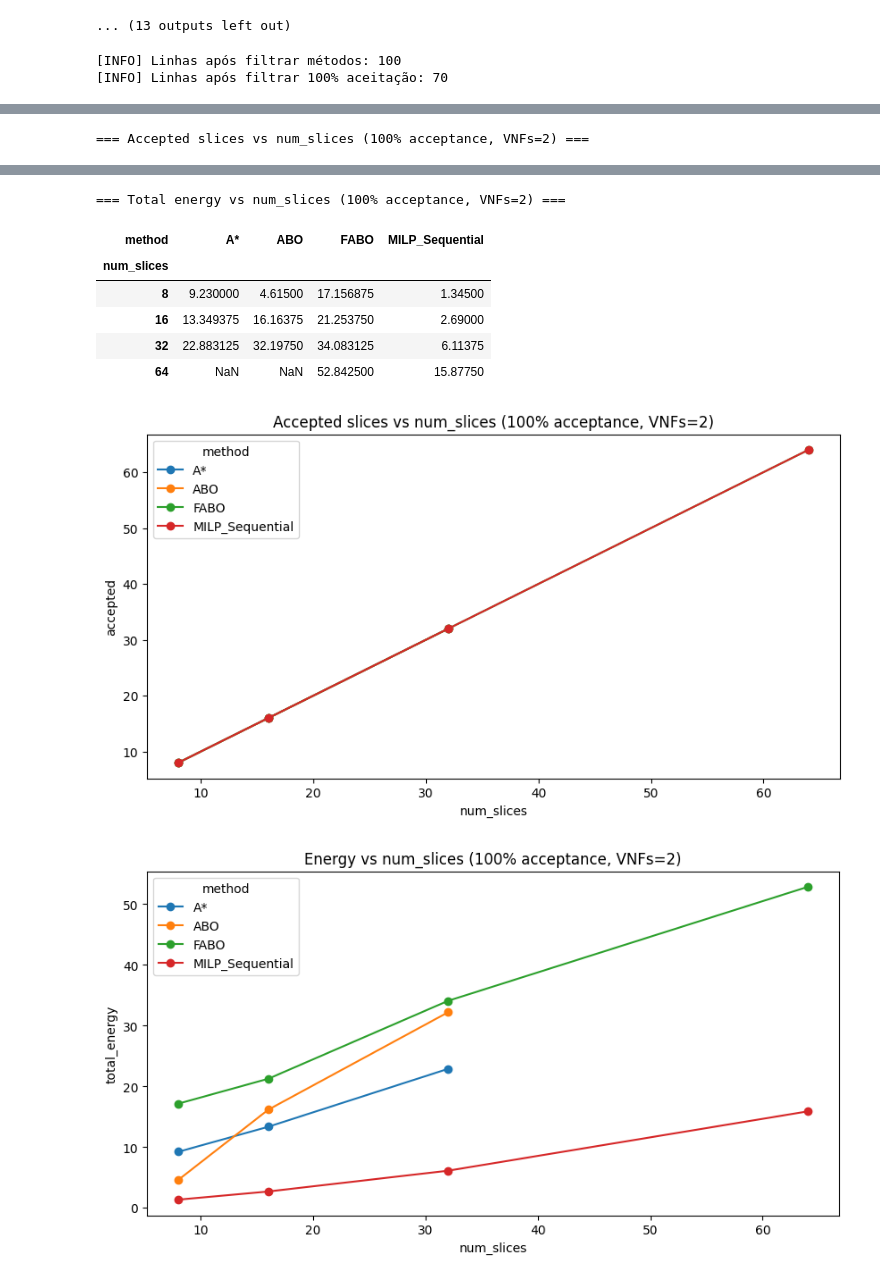
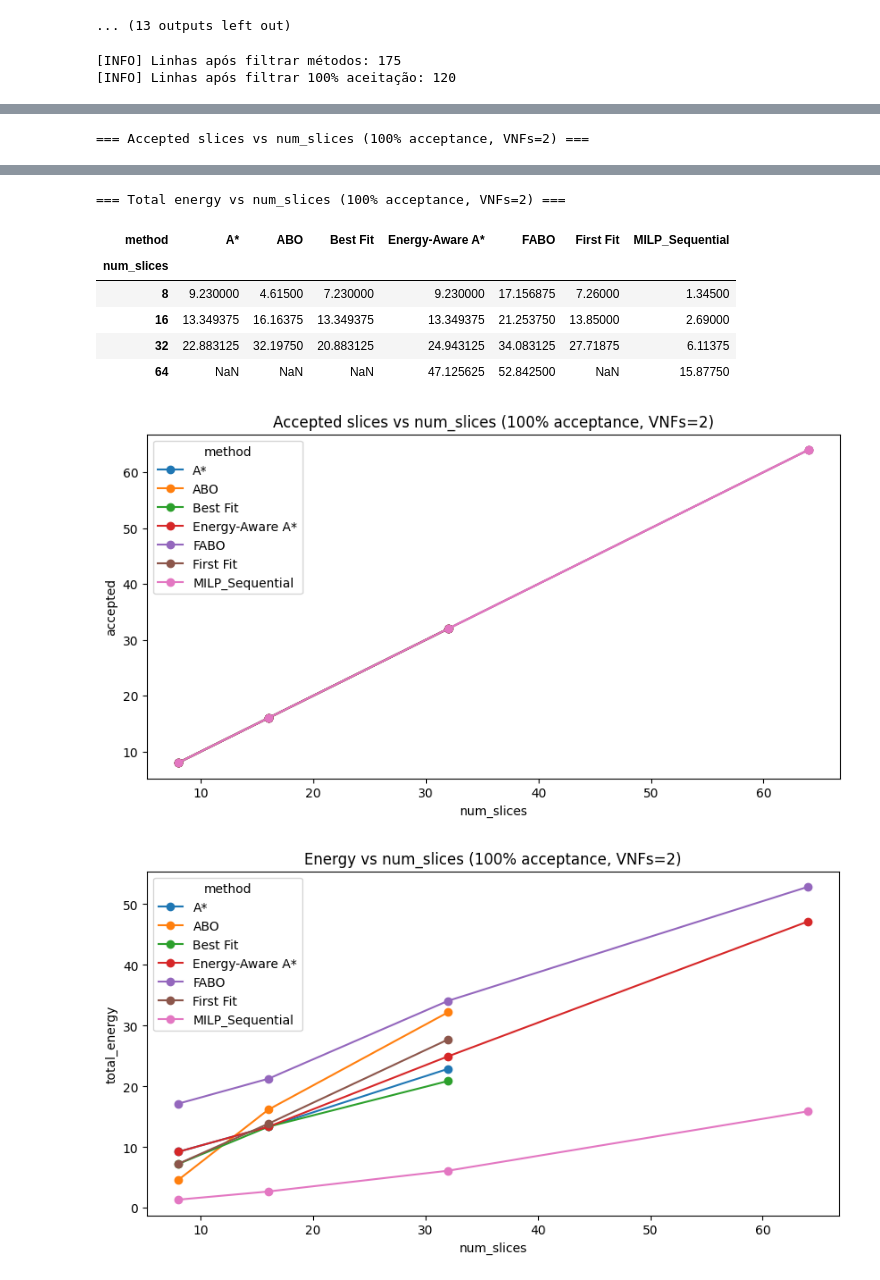
Before and after one commit to ceciliadesousaluzalmeida/5g-slicing-energy-effiiciency, a Jupyter notebook: simulator/results_milp copy.ipynb, the cells around one changed output, grey strips where cells are left out. Saved outputs shown, nothing was run; the diff lists cells and outputs as text; code cells hidden in the pictures.

```diff
--- a/simulator/results_milp copy.ipynb
+++ b/simulator/results_milp copy.ipynb
@@ -598,7 +598,7 @@ df_exp["acceptance_rate"] = df_exp["accepted"] / df_exp["num_slices"]
 # Filtrar apenas métodos desejados
 METHODS_ALLOWED = ["A*", "ABO", "FABO"]
 # Captura também MILP, pode ser MILP_Sequential, MILP_Gurobi, etc.
-df_exp = df_exp[df_exp["method"].isin(METHODS_ALLOWED) | df_exp["method"].str.contains("MILP")]
+#df_exp = df_exp[df_exp["method"].isin(METHODS_ALLOWED) | df_exp["method"].str.contains("MILP")]
 
 print("[INFO] Linhas após filtrar métodos:", len(df_exp))
 
@@ -658,8 +658,8 @@ try:
 except Exception as e:
     print("[WARN] Could not plot energy:", e)
 # %% [output]
-[INFO] Linhas após filtrar métodos: 100
-[INFO] Linhas após filtrar 100% aceitação: 70
+[INFO] Linhas após filtrar métodos: 175
+[INFO] Linhas após filtrar 100% aceitação: 120
 |  | timestamp | num_slices | num_vnfs_per_slice | total_vnfs | seed | method | accepted | total_energy | ... |
 | 0 | 2025-12-09 18:42:28 | 8 | 2 | 16 | 1 | MILP_Sequential | 8 | 1.345000 | ... |
 | 1 | 2025-12-09 18:42:37 | 8 | 2 | 16 | 1 | A* | 8 | 9.230000 | ... |
@@ -676,12 +676,12 @@ except Exception as e:
 === Total energy vs num_slices (100% acceptance, VNFs=2) ===
-| method | A* | ABO | FABO | MILP_Sequential |
-| num_slices |  |  |  |  |
-| 8 | 9.230000 | 4.61500 | 17.156875 | 1.34500 |
-| 16 | 13.349375 | 16.16375 | 21.253750 | 2.69000 |
-| 32 | 22.883125 | 32.19750 | 34.083125 | 6.11375 |
-| 64 | NaN | NaN | 52.842500 | 15.87750 |
+| method | A* | ABO | Best Fit | Energy-Aware A* | FABO | First Fit | MILP_Sequential |
+| num_slices |  |  |  |  |  |  |  |
+| 8 | 9.230000 | 4.61500 | 7.230000 | 9.230000 | 17.156875 | 7.26000 | 1.34500 |
+| 16 | 13.349375 | 16.16375 | 13.349375 | 13.349375 | 21.253750 | 13.85000 | 2.69000 |
+| 32 | 22.883125 | 32.19750 | 20.883125 | 24.943125 | 34.083125 | 27.71875 | 6.11375 |
+| 64 | NaN | NaN | NaN | 47.125625 | 52.842500 | NaN | 15.87750 |
-[figure, old version]
+[figure, new version]
-[figure, old version]
+[figure, new version]
 # %%
 import pandas as pd
 
```
Also changed, not shown: parts of 6 cells of this notebook, 52 other files.
